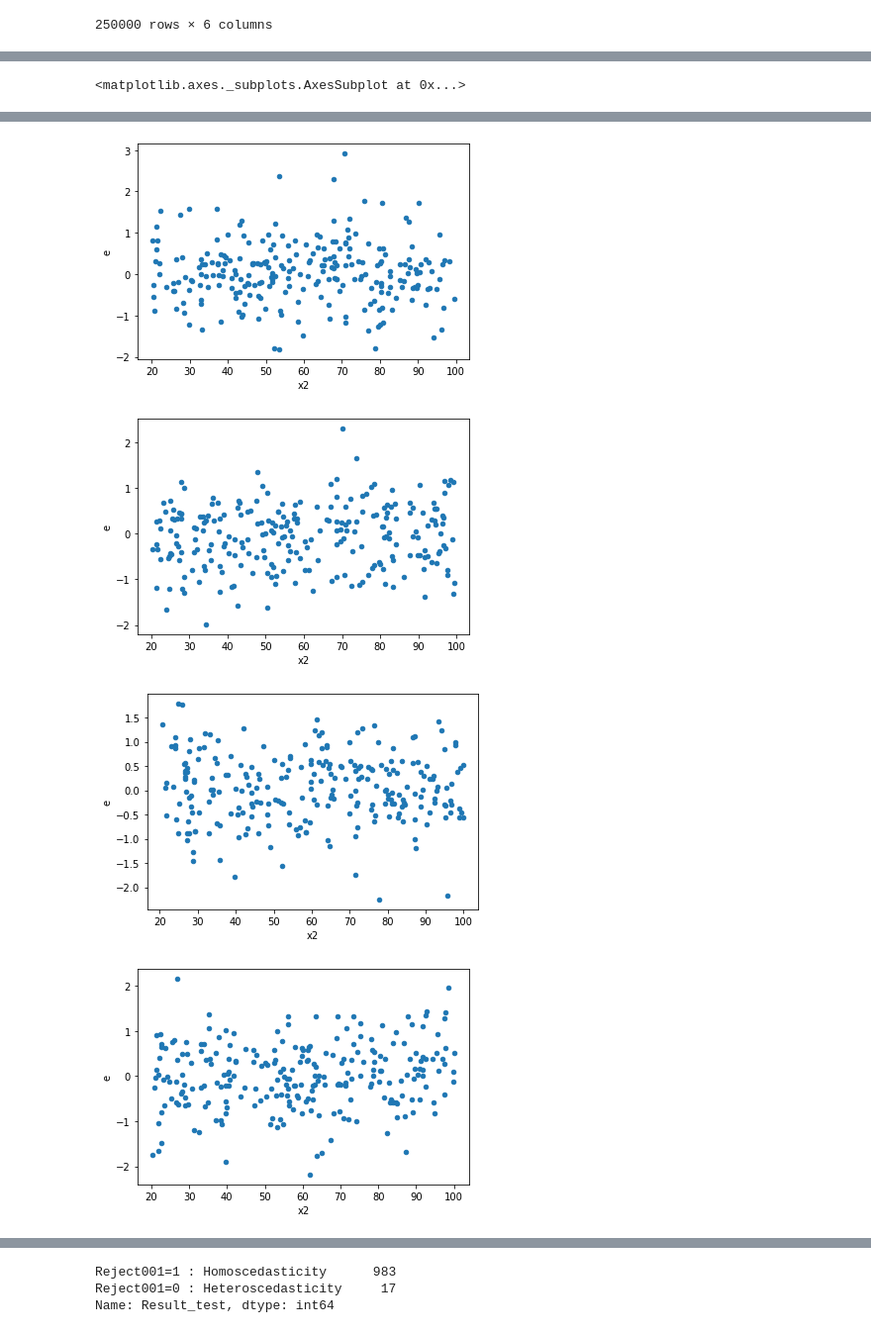
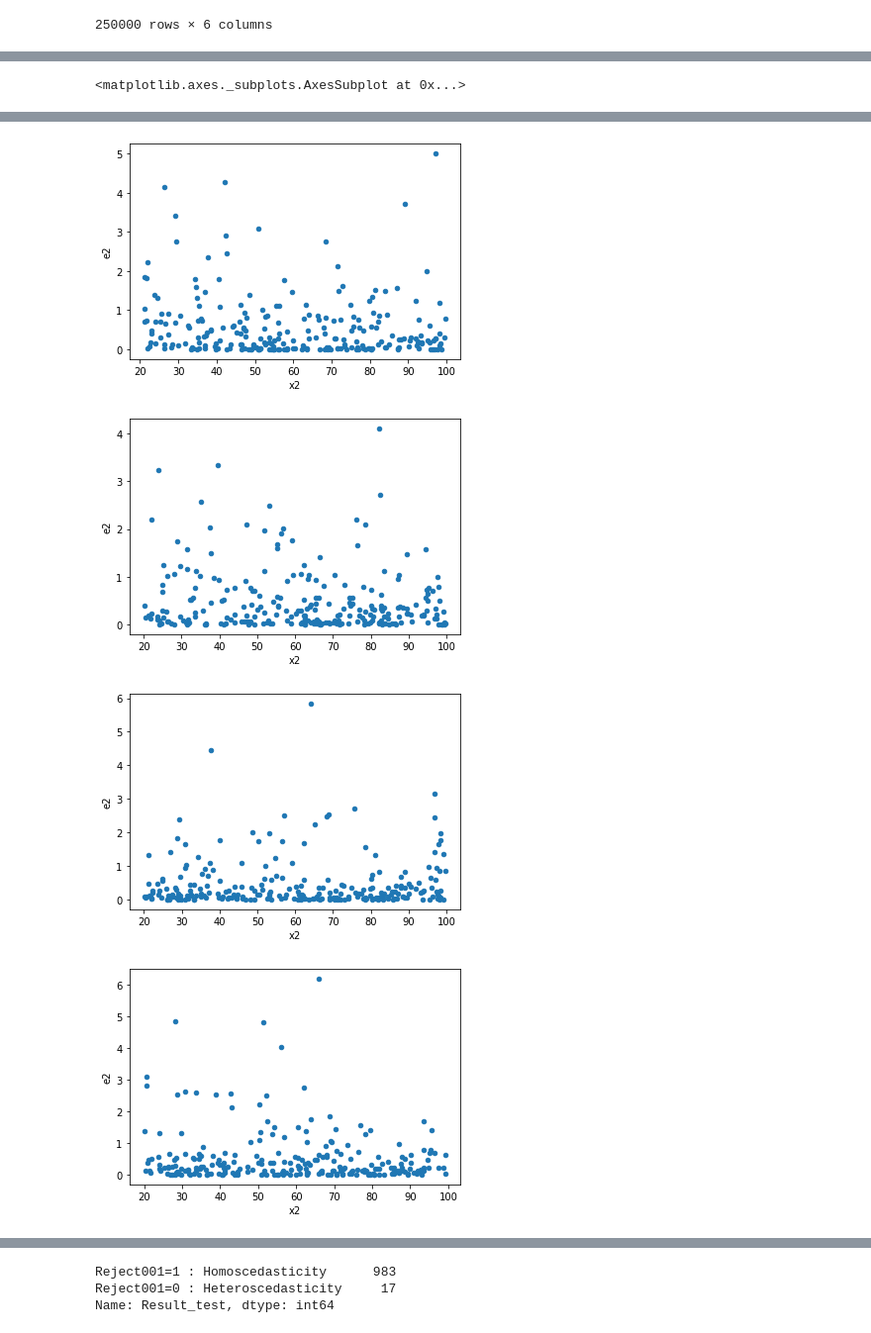
Before and after one commit to iam-fern/Generate_groupwise_2X, a Jupyter notebook: GQtest_groupwise_(y_hat)_0_3_0_7_n250_01.ipynb, the cells around one changed output, grey strips where cells are left out. Shown at 99% size. Cells and saved outputs as stored; diff of their text form; code cells hidden in the pictures.

```diff
--- a/GQtest_groupwise_(y_hat)_0_3_0_7_n250_01.ipynb
+++ b/GQtest_groupwise_(y_hat)_0_3_0_7_n250_01.ipynb
@@ -135,3 +135,6 @@ table
 |  | 248.0 | 51.997319 | 97.856215 | -0.802287 | 159.051247 | 159.805802 | -0.754556 |
 |  | 249.0 | 67.611130 | 83.988624 | -0.071032 | 161.528722 | 161.614309 | -0.085587 |
 250000 rows × 6 columns
+# %%
+tables = table.assign(e2 = lambda x: x.e ** 2)
+tables
@@ -138,23 +156,13 @@ table
 # %%
-tablenew0 = table.loc[0.0]
-tablenew1 = table.loc[1.0]
-tablenew2 = table.loc[2.0]
-tablenew3 = table.loc[3.0]
-tablenew4 = table.loc[4.0]
-tablenew5 = table.loc[5.0]
-tablenew6 = table.loc[6.0]
-tablenew7 = table.loc[7.0]
-tablenew8 = table.loc[8.0]
-tablenew9 = table.loc[9.0]
-tablenew0.plot(x ='x2', y='e', kind = 'scatter')
-tablenew1.plot(x ='x2', y='e', kind = 'scatter')
-tablenew2.plot(x ='x2', y='e', kind = 'scatter')
-tablenew3.plot(x ='x2', y='e', kind = 'scatter')
-tablenew4.plot(x ='x2', y='e', kind = 'scatter')
-tablenew5.plot(x ='x2', y='e', kind = 'scatter')
-tablenew6.plot(x ='x2', y='e', kind = 'scatter')
-tablenew7.plot(x ='x2', y='e', kind = 'scatter')
-tablenew8.plot(x ='x2', y='e', kind = 'scatter')
-tablenew9.plot(x ='x2', y='e', kind = 'scatter')
+tablenew0 = tables.loc[47.0]
+tablenew1 = tables.loc[93.0]
+tablenew2 = tables.loc[150.0]
+tablenew3 = tables.loc[181.0]
+tablenew4 = tables.loc[212.0]
+tablenew0.plot(x ='x2', y='e2', kind = 'scatter')
+tablenew1.plot(x ='x2', y='e2', kind = 'scatter')
+tablenew2.plot(x ='x2', y='e2', kind = 'scatter')
+tablenew3.plot(x ='x2', y='e2', kind = 'scatter')
+tablenew4.plot(x ='x2', y='e2', kind = 'scatter')
 # %% [output]
 <matplotlib.axes._subplots.AxesSubplot at 0x...>
@@ -162,4 +170,4 @@ tablenew9.plot(x ='x2', y='e', kind = 'scatter')
-[figure, old version]
+[figure, new version]
-[figure, old version]
+[figure, new version]
-[figure, old version]
+[figure, new version]
-[figure, old version]
+[figure, new version]
```
Also changed, not shown: parts of 3 cells of this notebook.
